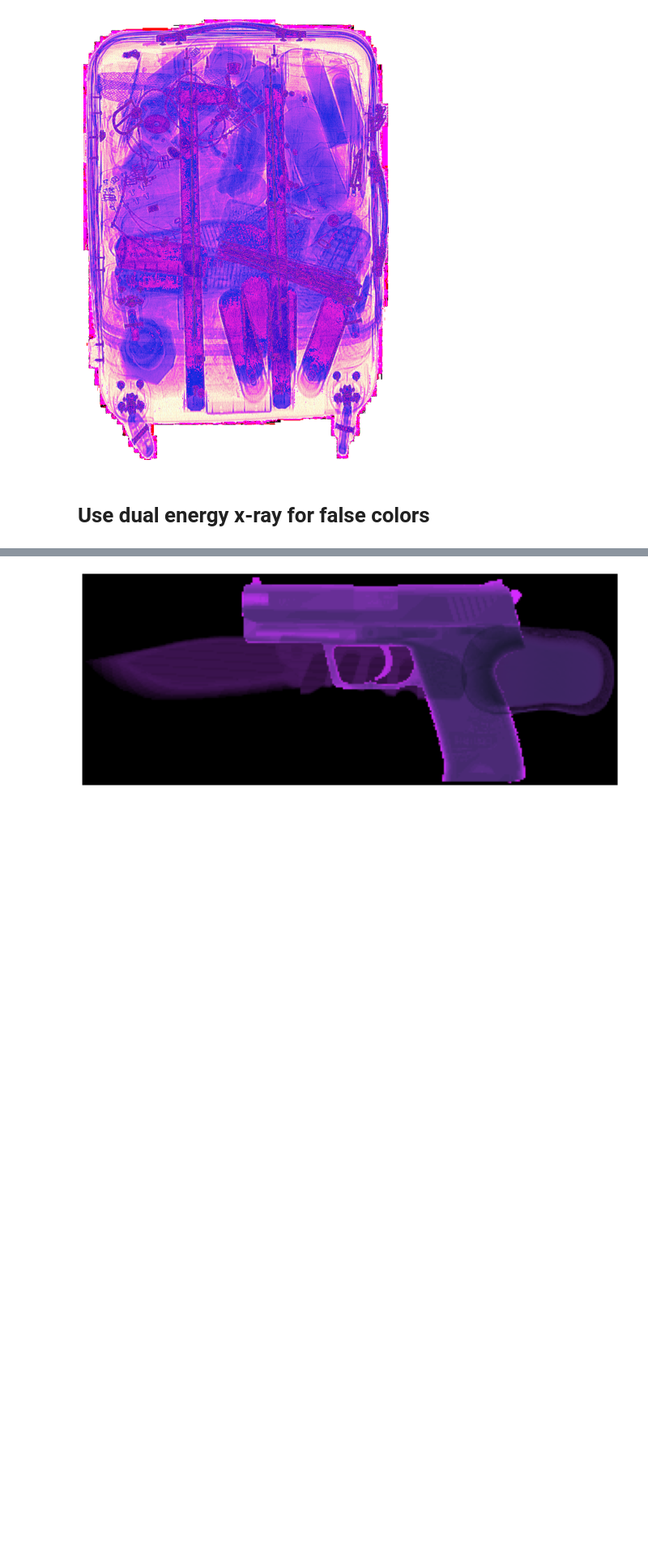
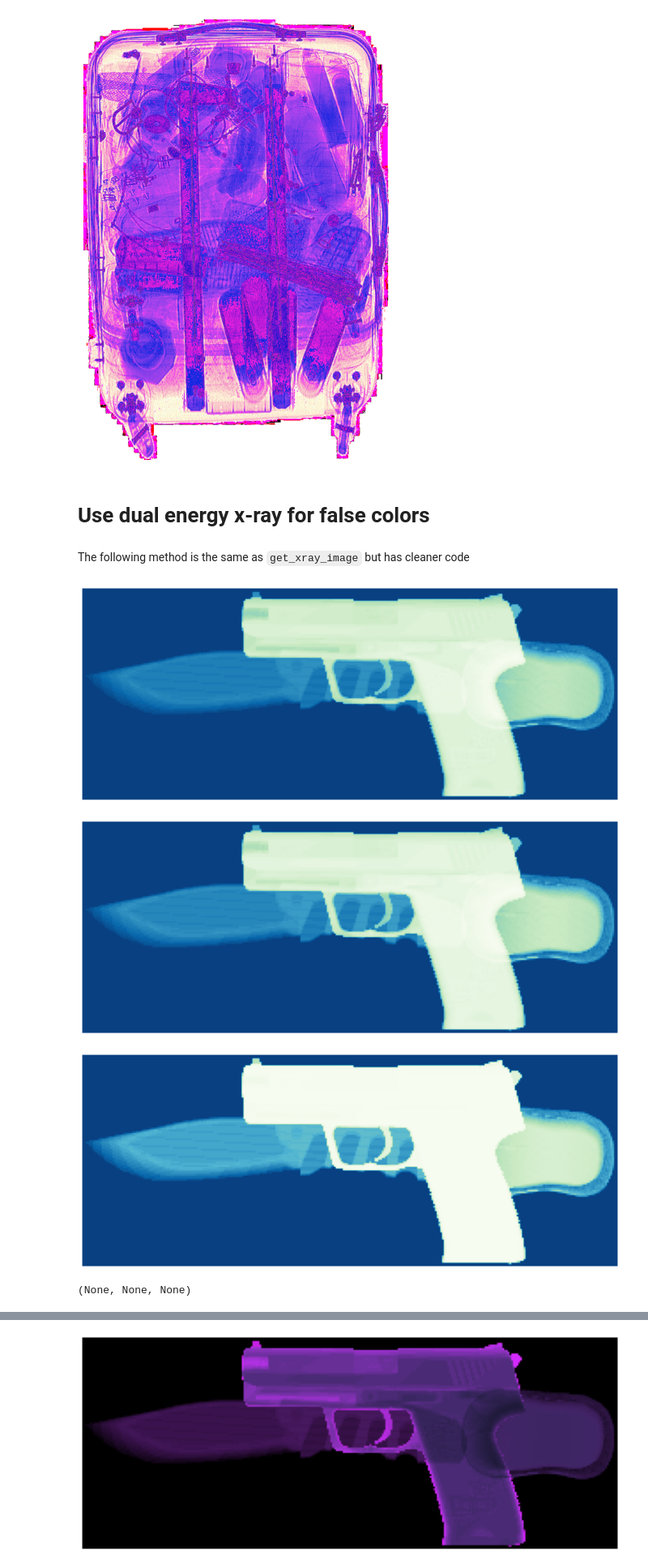
Before and after one commit to hassanmohsin/stl-to-voxel, a Jupyter notebook: notebooks/rgb.ipynb, the cells around one changed output, grey strips where cells are left out. Shown at 81% size. Drawn from its saved outputs; the diff is of its cells as text; code cells hidden in the pictures; blank space fills up the shorter version.

Commit message:
cleaner get_xray_image

```diff
--- a/notebooks/rgb.ipynb
+++ b/notebooks/rgb.ipynb
@@ -260,7 +260,22 @@ plot_data(spring_time(sample_gray))
 [figure]
 # %% [markdown]
 # Use dual energy x-ray for false colors
+# %% [markdown]
+The following method is the same as `get_xray_image` but has cleaner code
+# %%
+def get_xray_image2(energy = 1e5):
+    thickness_factor = 10
+    m1 = material_mu('Fe', energy)
+    m2 = material_mu('Al', energy)
+    m3 = material_mu('C', energy)
+    l1 = stack_handgun.sum(axis = 2)
+    l2 = stack_knife.sum(axis = 2)
+    l3 = stack_mouse.sum(axis = 2)
+    l0 = np.ones_like(l1, dtype = np.float32)
+    exp_factor = m1 * l1 + m2 * l2 + m3 * l3
+
+    return np.multiply(l0, np.exp(-exp_factor / thickness_factor))
 # %%
-le = get_xray_image(energy = 1e5)
-me = get_xray_image(energy = 3e5)
-he = get_xray_image(energy = 5e5)
+le = get_xray_image2(energy = 1e5)
+me = get_xray_image2(energy = 3e5)
+he = get_xray_image2(energy = 5e5)
@@ -287,0 +282,7 @@ he = get_xray_image(energy = 5e5)
+# %%
+plot_data(he), plot_data(me), plot_data(le)
+# %% [output]
+[figure, added]
+[figure, added]
+[figure, added]
+(None, None, None)
```
Also changed, not shown: parts of 12 cells of this notebook.
